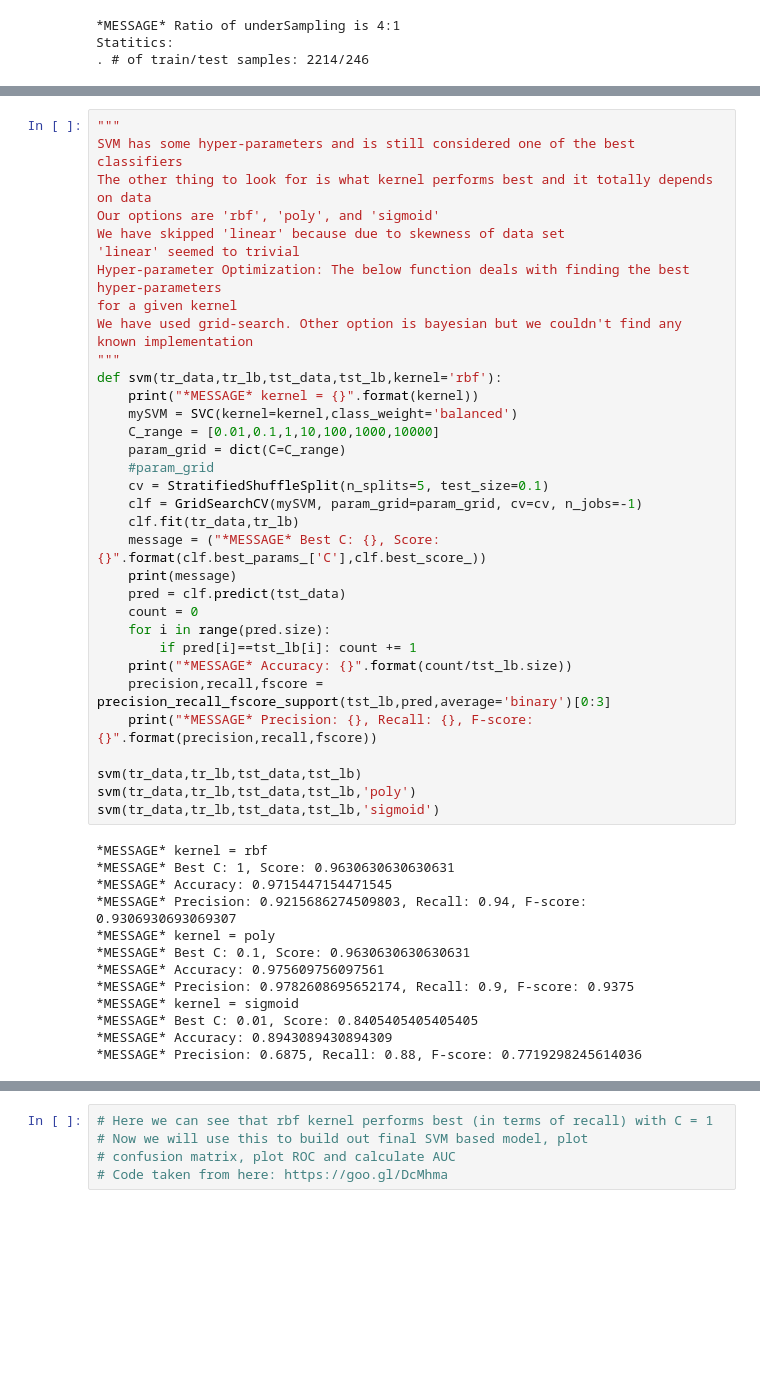
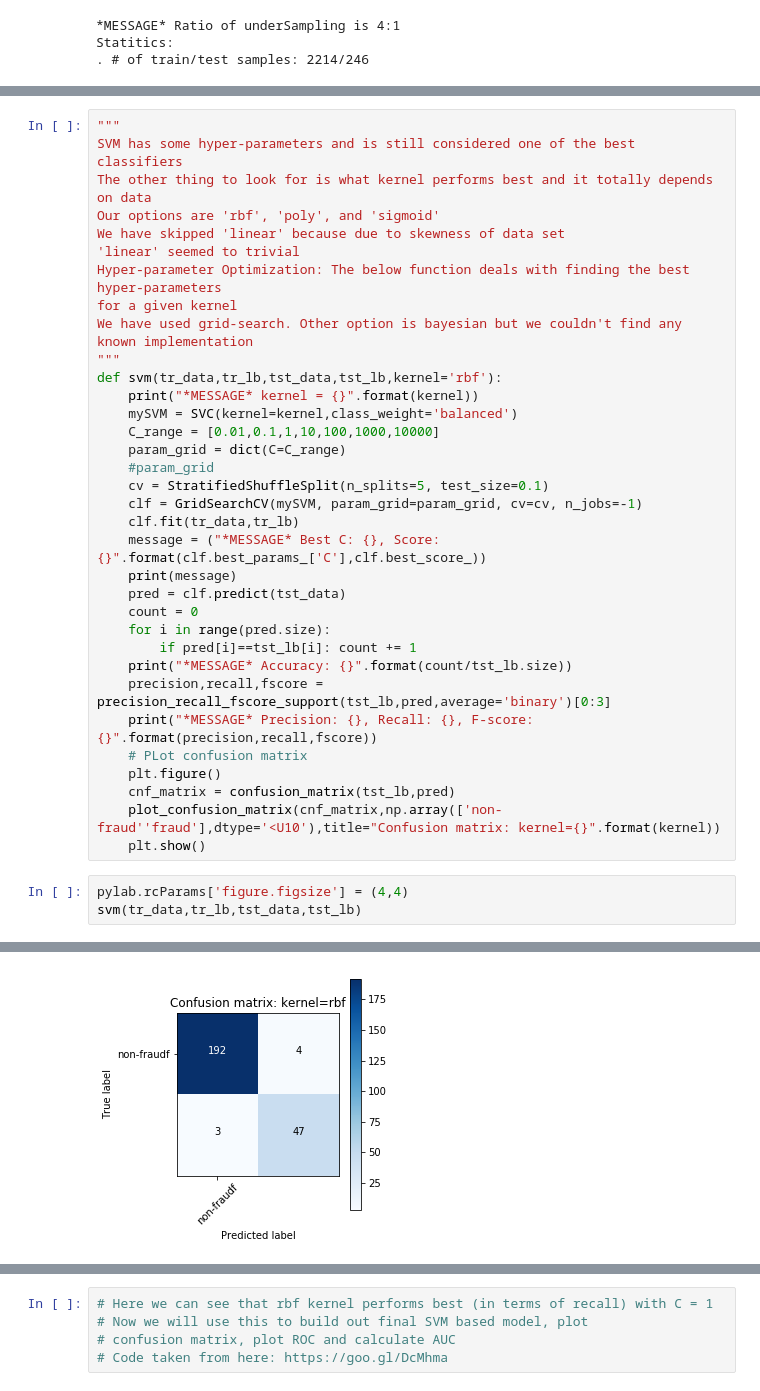
Before and after one commit to udhai17/Credit-Card-Fraud-Detection, a Jupyter notebook: CCFraudDetection.ipynb, the cells around one changed output, grey strips where cells are left out. Saved outputs shown, nothing was run; the diff lists cells and outputs as text; blank space fills up the shorter version.

Commit message:
added confusion matrix

```diff
--- a/CCFraudDetection.ipynb
+++ b/CCFraudDetection.ipynb
@@ -184,20 +220,12 @@ def svm(tr_data,tr_lb,tst_data,tst_lb,kernel='rbf'):
     print("*MESSAGE* Accuracy: {}".format(count/tst_lb.size))
     precision,recall,fscore = precision_recall_fscore_support(tst_lb,pred,average='binary')[0:3]
     print("*MESSAGE* Precision: {}, Recall: {}, F-score: {}".format(precision,recall,fscore))
-
-svm(tr_data,tr_lb,tst_data,tst_lb)
-svm(tr_data,tr_lb,tst_data,tst_lb,'poly')
-svm(tr_data,tr_lb,tst_data,tst_lb,'sigmoid')
+    # PLot confusion matrix
+    plt.figure()
+    cnf_matrix = confusion_matrix(tst_lb,pred)
+    plot_confusion_matrix(cnf_matrix,np.array(['non-fraud''fraud'],dtype='<U10'),title="Confusion matrix: kernel={}".format(kernel))
+    plt.show()
-# %% [output]
-*MESSAGE* kernel = rbf
-*MESSAGE* Best C: 1, Score: 0.9630630630630631
-*MESSAGE* Accuracy: 0.9715447154471545
-*MESSAGE* Precision: 0.9215686274509803, Recall: 0.94, F-score: 0.9306930693069307
-*MESSAGE* kernel = poly
-*MESSAGE* Best C: 0.1, Score: 0.9630630630630631
-*MESSAGE* Accuracy: 0.975609756097561
-*MESSAGE* Precision: 0.9782608695652174, Recall: 0.9, F-score: 0.9375
-*MESSAGE* kernel = sigmoid
-*MESSAGE* Best C: 0.01, Score: 0.8405405405405405
-*MESSAGE* Accuracy: 0.8943089430894309
-*MESSAGE* Precision: 0.6875, Recall: 0.88, F-score: 0.7719298245614036
+# %%
+pylab.rcParams['figure.figsize'] = (4,4)
+svm(tr_data,tr_lb,tst_data,tst_lb)
+# %% [output]
@@ -203,0 +237 @@ svm(tr_data,tr_lb,tst_data,tst_lb,'sigmoid')
+[figure, added]
```
Also changed, not shown: parts of 7 cells of this notebook.
